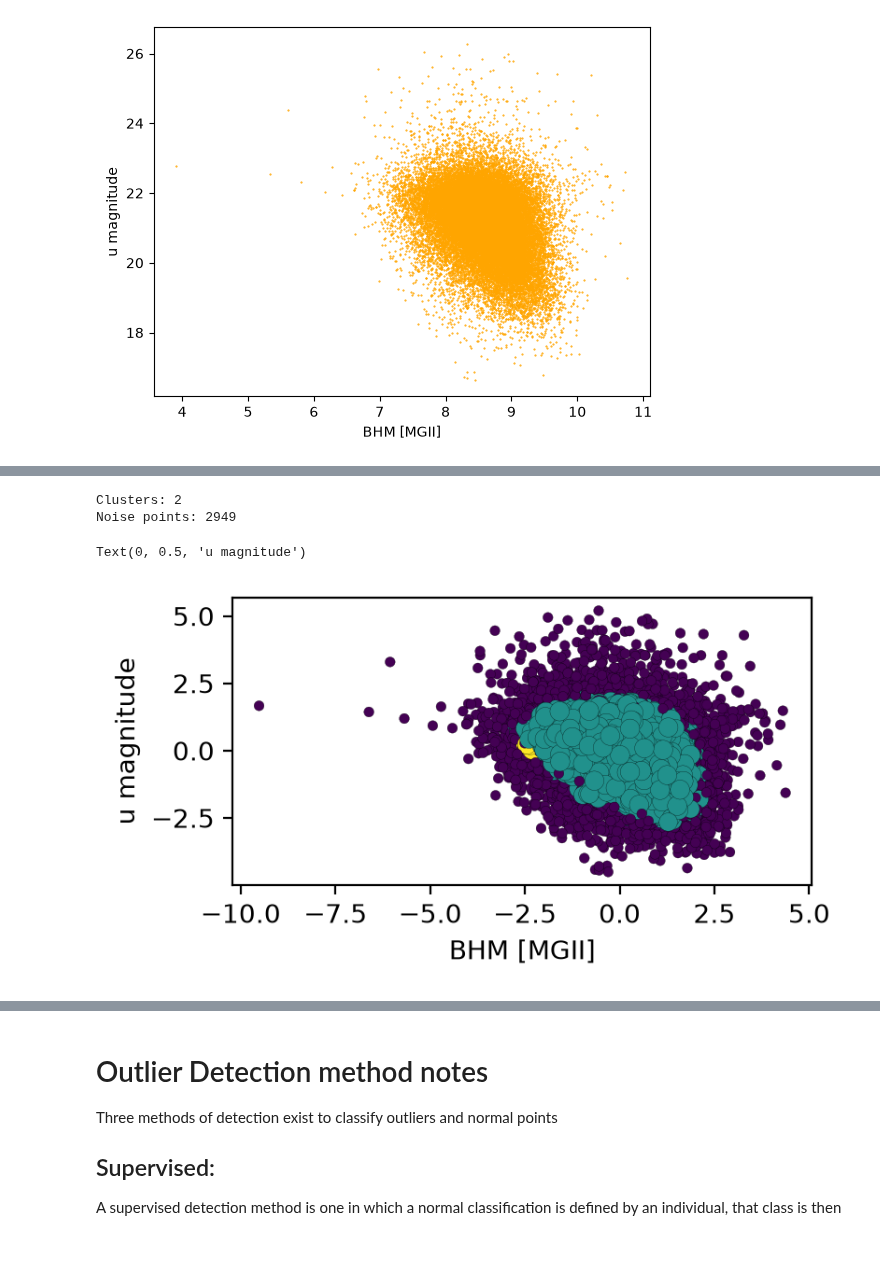
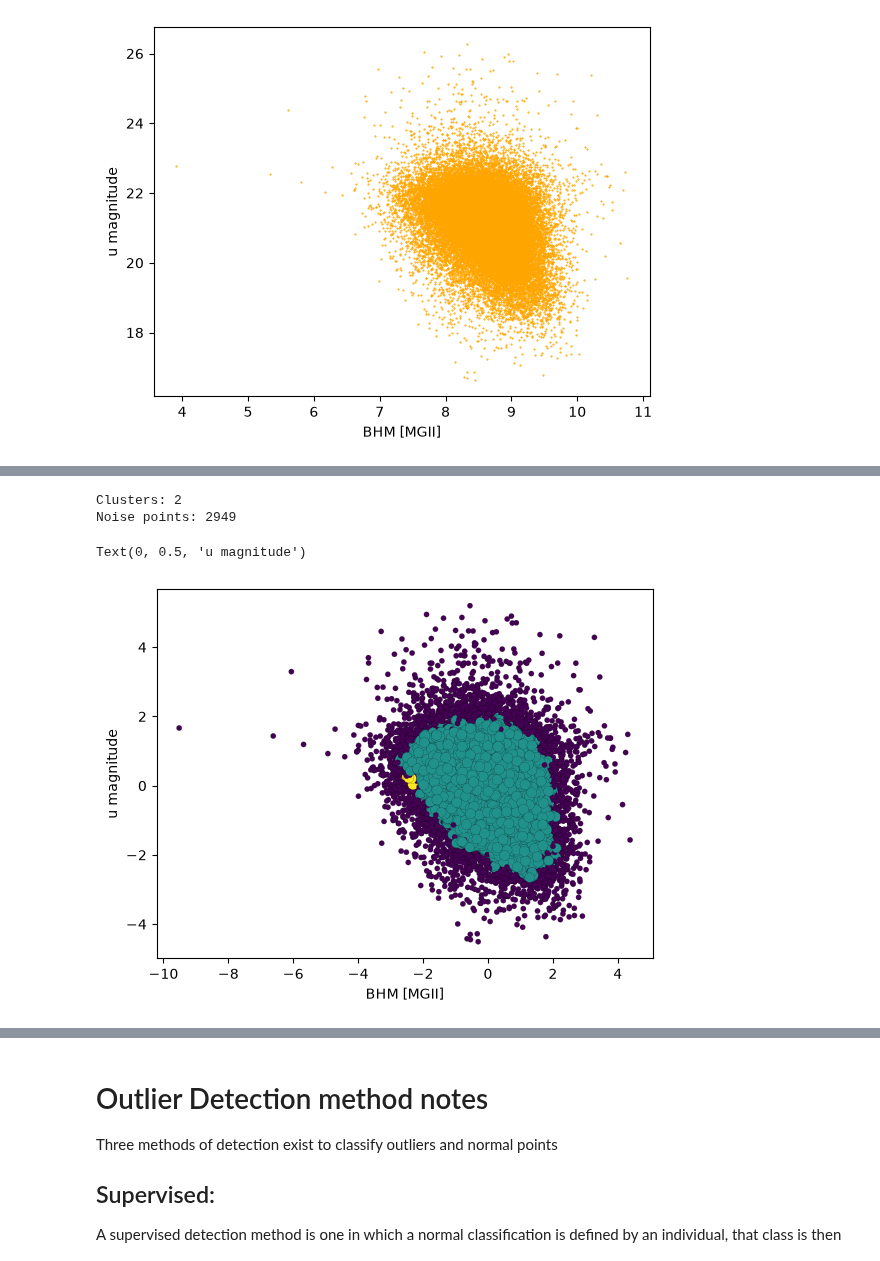
Before and after one commit to Emlilio/Quasars26, a Jupyter notebook: Initial_data_review.ipynb, the cells around one changed output, grey strips where cells are left out. Saved outputs shown, nothing was run; the diff lists cells and outputs as text; code cells hidden in the pictures.

```diff
--- a/Initial_data_review.ipynb
+++ b/Initial_data_review.ipynb
@@ -199,32 +217,32 @@ Y_scaled = StandardScaler(copy = True).fit_transform(Y)
 # labels = db.fit_predict(Y_scaled)
 
 #initiate HDBSCAN
 db = HDBSCAN(min_cluster_size=30, min_samples=10, copy = True)
 labels = db.fit_predict(Y_scaled)
 
 #count clusters
 n_clusters = len(set(labels)) - (1 if -1 in labels else 0)
 noise = labels == -1
 
 print("Clusters:", n_clusters)
 print("Noise points:", np.sum(noise))
 
 #define sizes
 #DBSCAN
 # mask = np.zeros_like(labels, dtype = bool)
 # mask[db.core_sample_indices_] = True
 # sizes = np.where(mask, 40, 15)
 #HDBSCAN
 sizes = 15 + 40 * db.probabilities_
 
 #plot
-plt.figure(figsize=(4, 2), dpi=200)
+# plt.figure(figsize=(4, 2), dpi=200)
 
 plt.scatter(Y_scaled[:,0],Y_scaled[:,1],c = labels, s = sizes, edgecolor = 'black', linewidth = 0.1)
 plt.xlabel("BHM [MGII]")
 plt.ylabel("u magnitude")
 # %% [output]
 Clusters: 2
 Noise points: 2949
 Text(0, 0.5, 'u magnitude')
-[figure, old version]
+[figure, new version]
```
Also changed, not shown: parts of 17 cells of this notebook.
